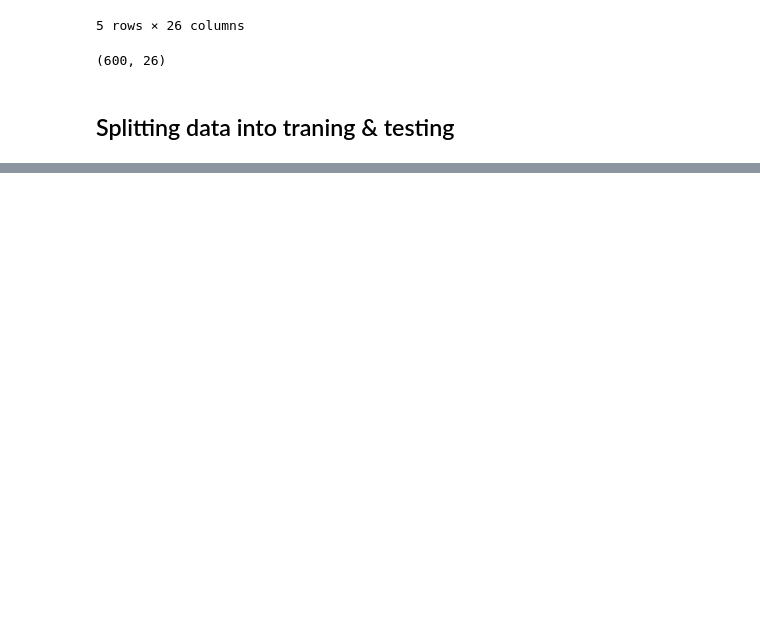
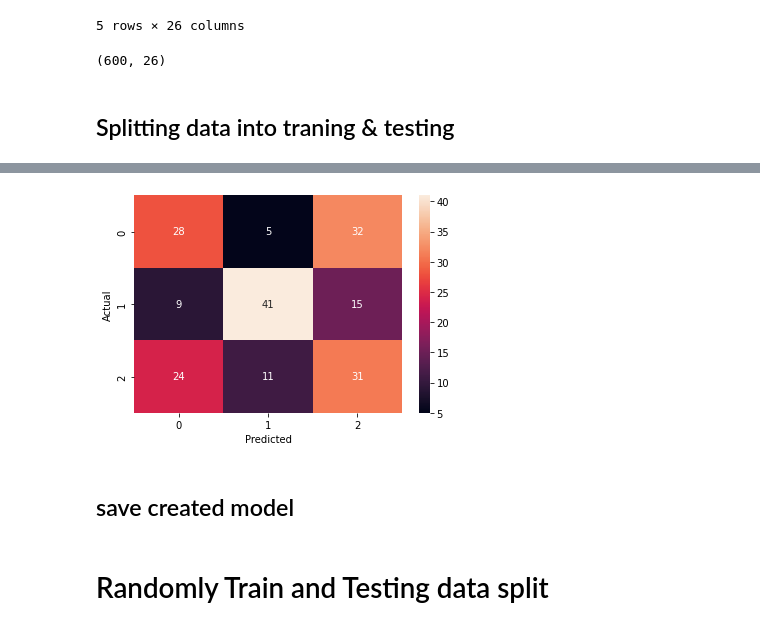
Before and after one commit to ModithaSubasinghe/Emotion-Based-Song-Suggesting-Player, a Jupyter notebook: Model/CreateModel.ipynb, the cells around one changed output, grey strips where cells are left out. Cells and saved outputs as stored; diff of their text form; code cells hidden in the pictures; blank space fills up the shorter version.

```diff
--- a/Model/CreateModel.ipynb
+++ b/Model/CreateModel.ipynb
@@ -45,0 +80,3 @@ X=scaler.fit_transform(xb)
+# %%
+predict_x=model.predict(X[test])
+y_pred=np.argmax(predict_x,axis=1)
@@ -45,0 +124,9 @@ X=scaler.fit_transform(xb)
+# %%
+sns.heatmap(confusion_matrix(y[test],y_pred),annot=True,fmt="g")
+plt.xlabel("Predicted")
+plt.ylabel("Actual")
+plt.show()
+# %% [output]
+[figure, added]
+# %% [markdown]
+## save created model
@@ -45,0 +138,2 @@ X=scaler.fit_transform(xb)
+# %% [markdown]
+# Randomly Train and Testing data split
```
Also changed, not shown: parts of 28 cells of this notebook, 4 other files.
